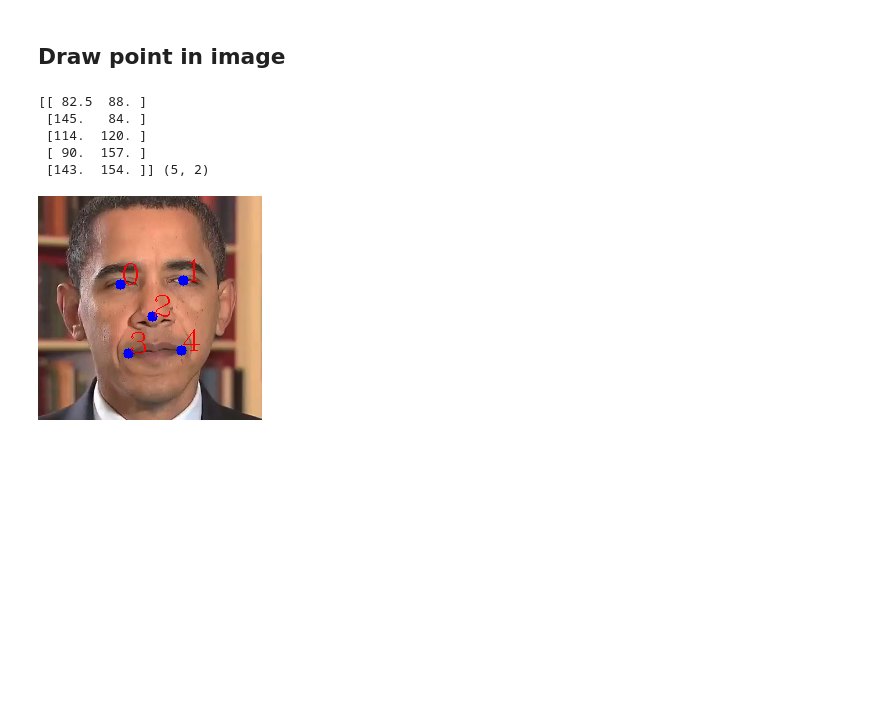
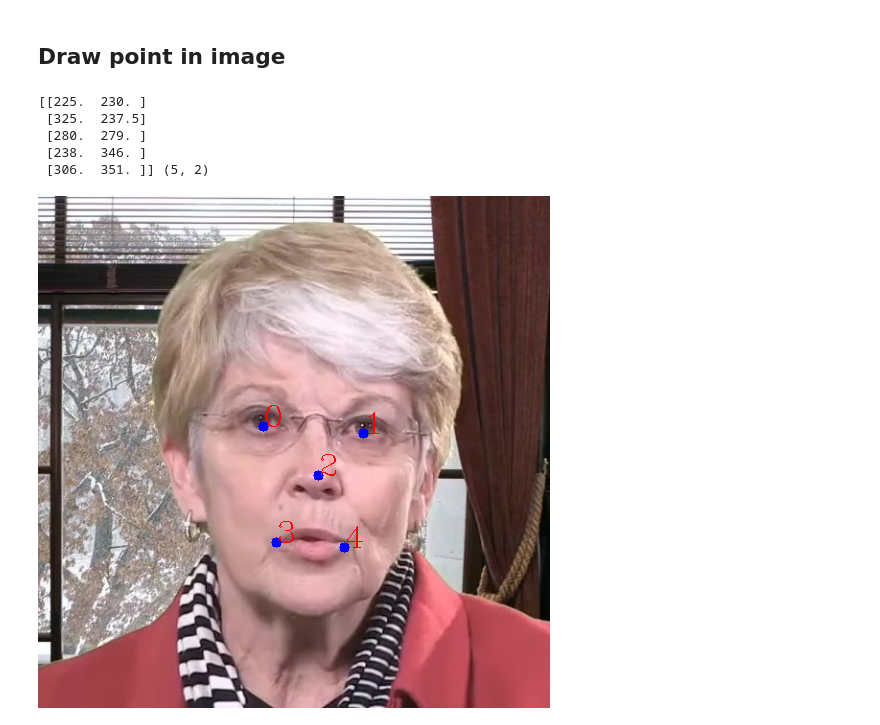
Before and after one commit to zhanghm1995/programming-learning-examples, a Jupyter notebook: OpenCV_learning/scripts/draw_utils.ipynb, the cells around one changed output. Drawn from its saved outputs; the diff is of its cells as text; code cells hidden in the pictures; blank space fills up the shorter version.

```diff
--- a/OpenCV_learning/scripts/draw_utils.ipynb
+++ b/OpenCV_learning/scripts/draw_utils.ipynb
@@ -34,34 +34,34 @@ def draw_landmarks(img, landmark):
 # %%
 image_path = "/home/haimingzhang/Research/Face/Deep3DFaceReconstruction/input/vd025.png"
 landmark_path = "/home/haimingzhang/Research/Face/Deep3DFaceReconstruction/input/vd025.txt"
 
 image_path = "/home/haimingzhang/Research/Programming/cv-fighter/face_fighter/gangqiang-2-512x512/000001.jpg"
 landmark_path = "/home/haimingzhang/Research/Programming/cv-fighter/face_fighter/gangqiang-2-512x512/000001.txt"
 
 image_path = "/home/haimingzhang/Research/Deep3DFaceRecon_pytorch/datasets/examples/000002.jpg"
 landmark_path = "/home/haimingzhang/Research/Deep3DFaceRecon_pytorch/datasets/examples/detections/000002.txt"
 
 image_path = "/home/haimingzhang/Research/Deep3DFaceRecon_pytorch/datasets/examples/000007.jpg"
 landmark_path = "/home/haimingzhang/Research/Deep3DFaceRecon_pytorch/datasets/examples/landmarks/000007.txt"
 
 image_path = "/home/haimingzhang/Research/Face/FaceFormer/FaceFormer/data/id00002/obama_weekly_003/face_image/000000.jpg"
 landmark_path = "/home/haimingzhang/Research/Face/FaceFormer/FaceFormer/data/id00002/obama_weekly_003/face_image/000000.txt"
 
-# image_path = "/home/haimingzhang/Research/Face/Deep3DFaceRecon_pytorch/datasets/examples/vd025.png"
-# landmark_path = "/home/haimingzhang/Research/Face/Deep3DFaceRecon_pytorch/datasets/examples/detections/vd025.txt"
+image_path = "/home/zhanghm/Research/VideoMAE/VideoMAE/data/HDTF_preprocessed/RD_Radio1_000/face_image/remove/000000.jpg"
+landmark_path = "/home/zhanghm/Research/StyleGAN/Deep3DFaceRecon_pytorch/temp.txt"
 
 img_src = cv2.imread(image_path)
 # display(Image.fromarray(img_src[..., ::-1]))
 
 landmarks = np.loadtxt(landmark_path)
 print(landmarks, landmarks.shape)
 
 draw_points(img_src, landmarks)
 display(Image.fromarray(img_src[..., ::-1]))
 # %% [output]
-[[ 82.5  88. ]
- [145.   84. ]
- [114.  120. ]
- [ 90.  157. ]
- [143.  154. ]] (5, 2)
+[[225.  230. ]
+ [325.  237.5]
+ [280.  279. ]
+ [238.  346. ]
+ [306.  351. ]] (5, 2)
-[figure, old version]
+[figure, new version]
```
Also changed, not shown: 2 other files.
